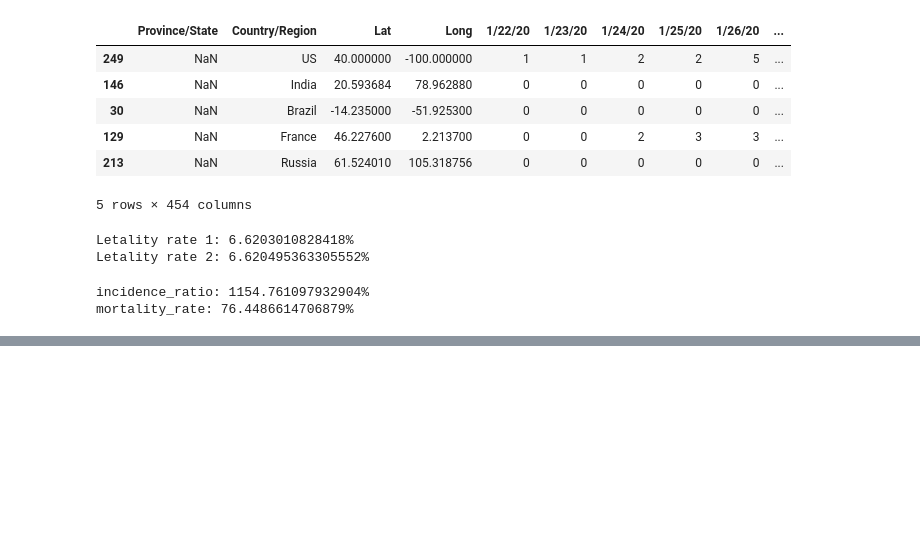
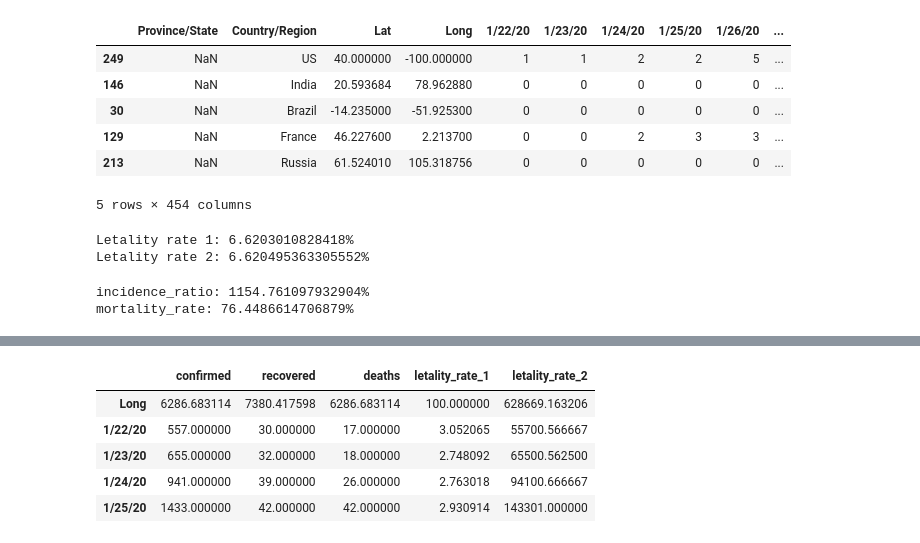
Before and after one commit to caiobarretta/Alura, a Jupyter notebook: Data Science/Data Science/Data Science análises para saúde e medicina/Curso Data Science e Saúde.ipynb, the cells around one changed output, grey strips where cells are left out. Cells and saved outputs as stored; diff of their text form; code cells hidden in the pictures; blank space fills up the shorter version.

```diff
--- a/Data Science/Data Science/Data Science análises para saúde e medicina/Curso Data Science e Saúde.ipynb
+++ b/Data Science/Data Science/Data Science análises para saúde e medicina/Curso Data Science e Saúde.ipynb
@@ -806,0 +818,11 @@ mortality_rate: 76.4486614706879%
+# %%
+grouped_per_day["letality_rate_1"] = grouped_per_day["deaths"]/grouped_per_day["confirmed"] * 100
+grouped_per_day["letality_rate_2"] = grouped_per_day["deaths"]/grouped_per_day["recovered"] + grouped_per_day["confirmed"] * 100
+grouped_per_day.head(5)
+# %% [output]
+|  | confirmed | recovered | deaths | letality_rate_1 | letality_rate_2 |
+| Long | 6286.683114 | 7380.417598 | 6286.683114 | 100.000000 | 628669.163206 |
+| 1/22/20 | 557.000000 | 30.000000 | 17.000000 | 3.052065 | 55700.566667 |
+| 1/23/20 | 655.000000 | 32.000000 | 18.000000 | 2.748092 | 65500.562500 |
+| 1/24/20 | 941.000000 | 39.000000 | 26.000000 | 2.763018 | 94100.666667 |
+| 1/25/20 | 1433.000000 | 42.000000 | 42.000000 | 2.930914 | 143301.000000 |
```
Also changed, not shown: parts of 7 cells of this notebook.
